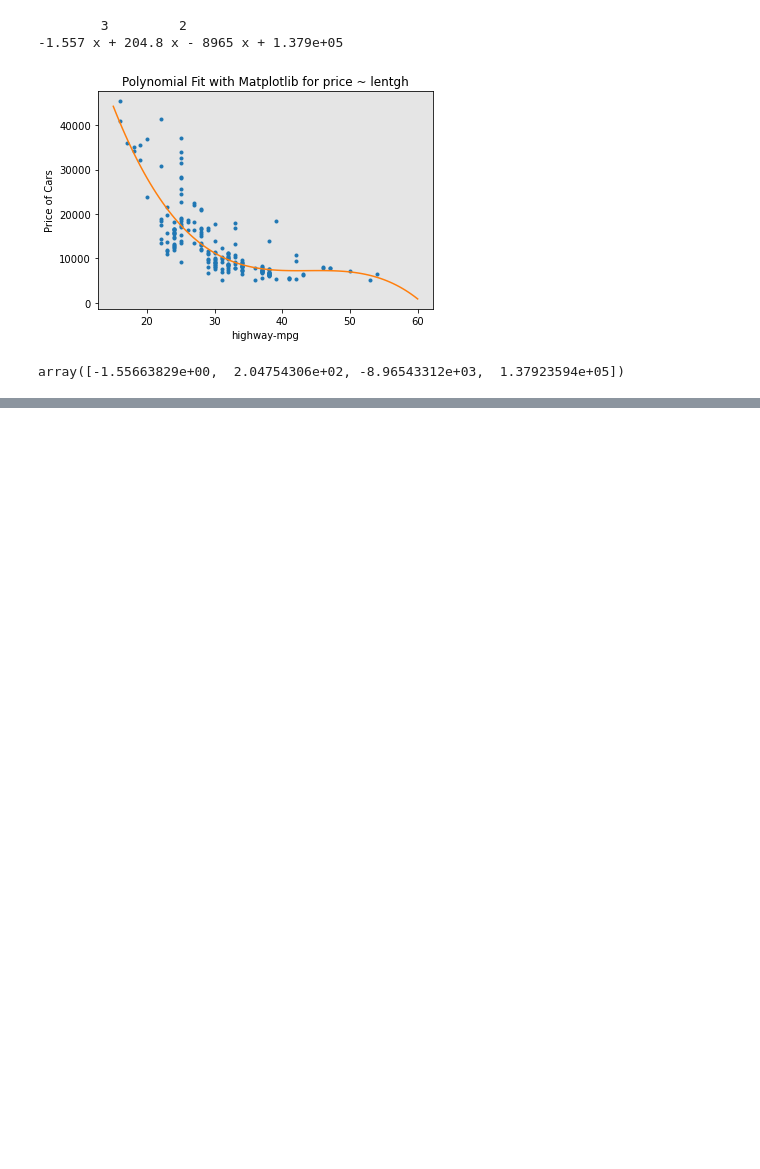
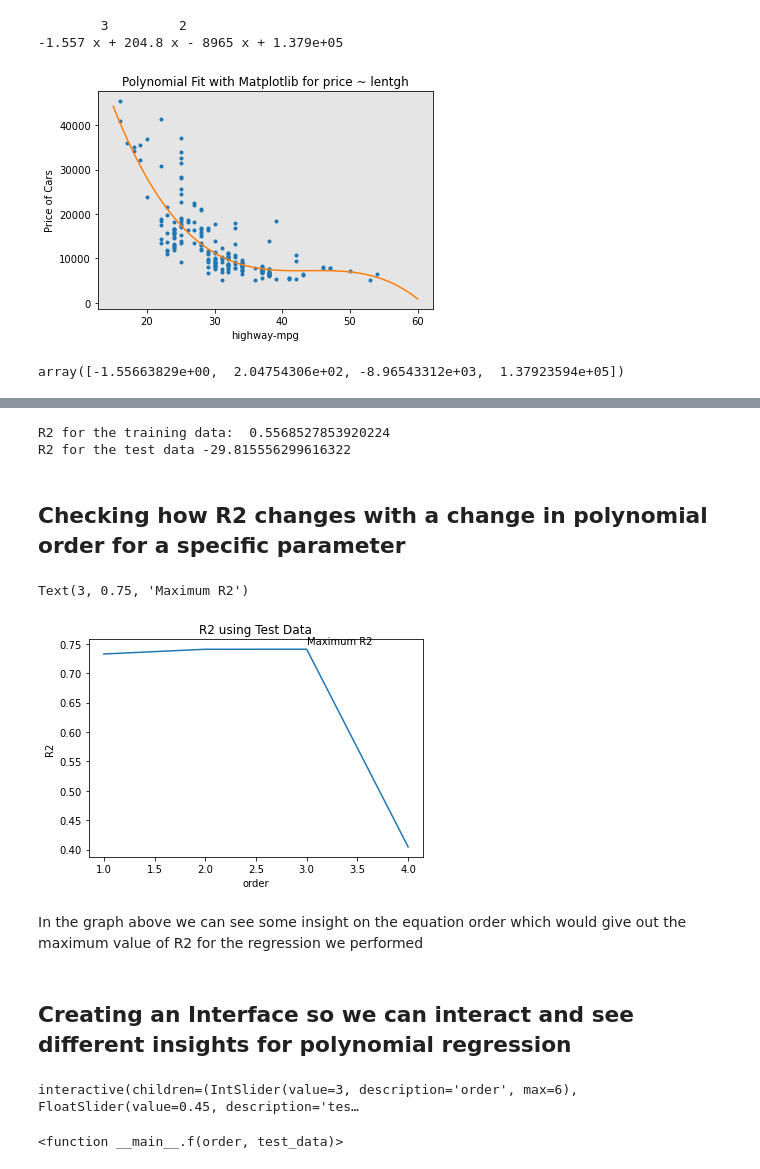
Before and after one commit to rodolphojung/Data-Science-and-Analytics, a Jupyter notebook: exploratory-data-analysis-correlating-car-prices.ipynb, the cells around one changed output, grey strips where cells are left out. Drawn from its saved outputs; the diff is of its cells as text; code cells hidden in the pictures; blank space fills up the shorter version.

```diff
--- a/exploratory-data-analysis-correlating-car-prices.ipynb
+++ b/exploratory-data-analysis-correlating-car-prices.ipynb
@@ -459,0 +645,34 @@ array([-1.55663829e+00,  2.04754306e+02, -8.96543312e+03,  1.37923594e+05])
+# %%
+pr1 = poly.score(x_train_pr, y_train)
+pr2 = poly.score(x_test_pr, y_test)
+
+print("R2 for the training data: " , pr1)
+print("R2 for the test data", pr2)
+# %% [output]
+R2 for the training data:  0.5568527853920224
+R2 for the test data -29.815556299616322
+# %% [markdown]
+## Checking how R2 changes with a change in polynomial order for a specific parameter
+# %%
+Rsqu_test = []
+lr = LinearRegression()
+order = [1,2,3,4]
+for n in order:
+    pr = PolynomialFeatures(degree = n)
+    x_train_pr = pr. fit_transform(x_train[["horsepower"]])
+    x_test_pr = pr.fit_transform(x_test[["horsepower"]])
+    lr.fit(x_train_pr, y_train)
+    Rsqu_test.append(lr.score(x_test_pr, y_test))
+
+plt.plot(order, Rsqu_test)
+plt.xlabel("order")
+plt.ylabel("R2")
+plt.title("R2 using Test Data")
+plt.text(3, 0.75, "Maximum R2")
+# %% [output]
+Text(3, 0.75, 'Maximum R2')
+[figure, added]
+# %% [markdown]
+In the graph above we can see some insight on the equation order which would give out the maximum value of R2 for the regression we performed
+# %% [markdown]
+## Creating an Interface so we can interact and see different insights for polynomial regression
@@ -459,0 +688,5 @@ array([-1.55663829e+00,  2.04754306e+02, -8.96543312e+03,  1.37923594e+05])
+# %%
+interact(f, order = (0,6,1), test_data = (0.05, 0.95, 0.05))
+# %% [output]
+interactive(children=(IntSlider(value=3, description='order', max=6), FloatSlider(value=0.45, description='tes…
+<function __main__.f(order, test_data)>
```
Also changed, not shown: parts of 66 cells of this notebook.
